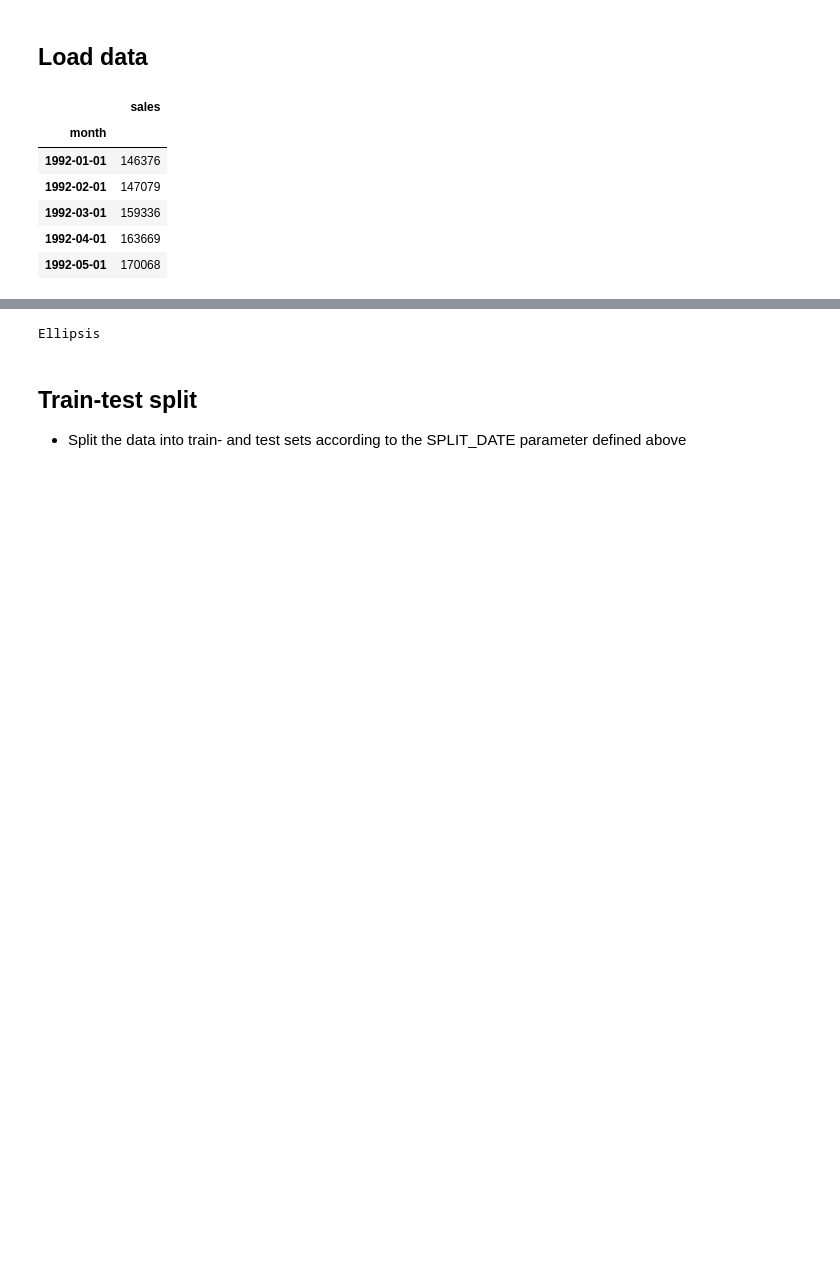
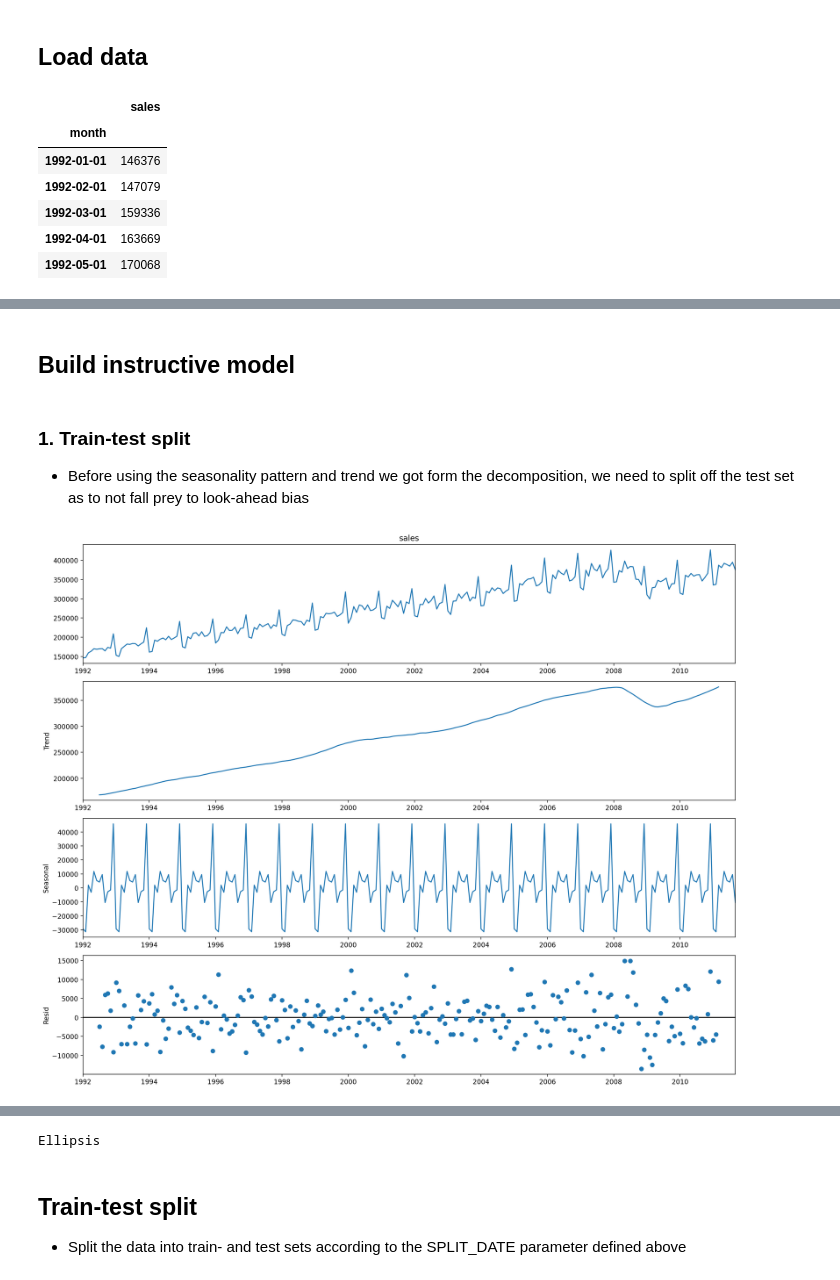
Before and after one commit to WeinbergMalte/timeseries-forecasting-workshop, a Jupyter notebook: notebooks/06-untitled.ipynb, the cells around one changed output, grey strips where cells are left out. Saved outputs shown, nothing was run; the diff lists cells and outputs as text; code cells hidden in the pictures; blank space fills up the shorter version.

```diff
--- a/notebooks/06-untitled.ipynb
+++ b/notebooks/06-untitled.ipynb
@@ -56,0 +113,15 @@ _ = df.plot(figsize=[15, 4])
+# %% [markdown]
+## Build instructive model
+# %% [markdown]
+### 1. Train-test split
+- Before using the seasonality pattern and trend we got form the decomposition, we need to split off the test set as to not fall prey to look-ahead bias
+# %%
+df_train = df.loc[df.index < SPLIT_DATE].copy()
+df_test = df.loc[df.index >= SPLIT_DATE].copy()
+# %%
+result = seasonal_decompose(df_train[TARGET_COL], model='additive')
+fig = result.plot()
+_ = fig.set_size_inches(15, 12)
+_ = plt.tight_layout()
+# %% [output]
+[figure, added]
```
Also changed, not shown: parts of 21 cells of this notebook, 8 other files.
